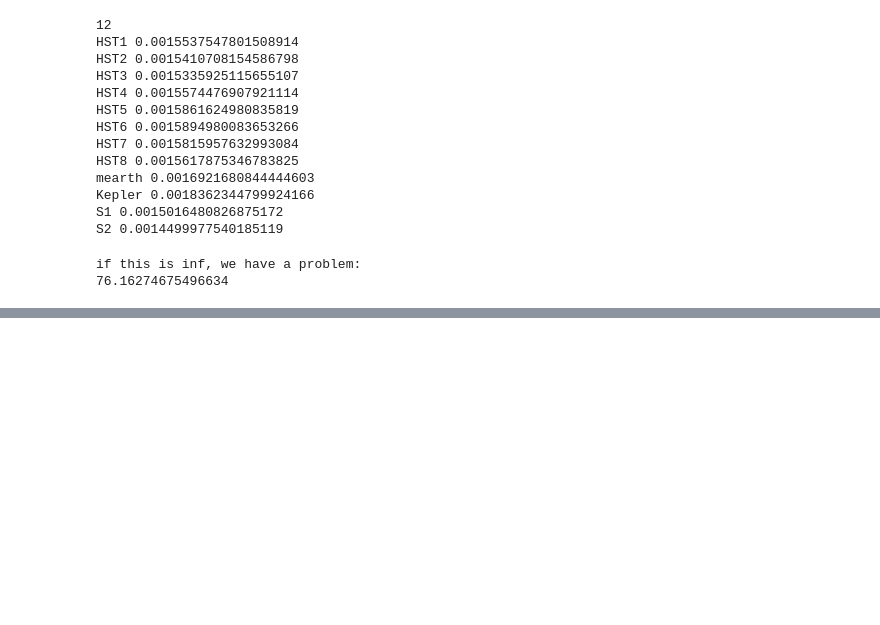
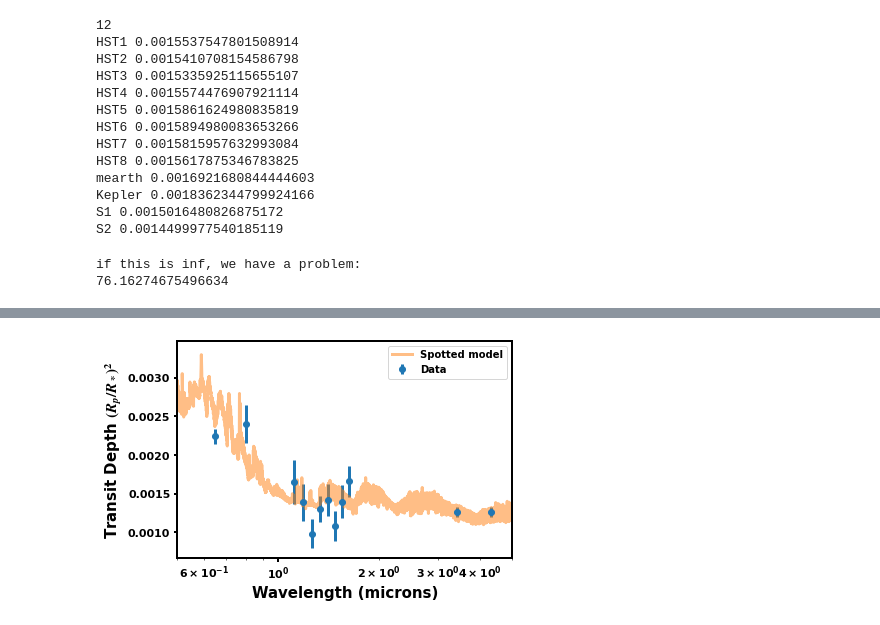
Before and after one commit to awmann/K233Spots, a Jupyter notebook: TransitLightSource.ipynb, the cells around one changed output, grey strips where cells are left out. Saved outputs shown, nothing was run; the diff lists cells and outputs as text; code cells hidden in the pictures; blank space fills up the shorter version.

```diff
--- a/TransitLightSource.ipynb
+++ b/TransitLightSource.ipynb
@@ -350,8 +360,8 @@ pos0 = [initial_guesses*(1+0.01*np.random.randn(ndim)) for i in range(nwalkers)]
 if this is inf, we have a problem:
 76.16274675496634
 # %%
-nsteps = 1000
-burn = 100
+nsteps = 10000
+burn = 2000
 thin = 1
 
 #with Pool() as pool:
@@ -391,6 +410,6 @@ for i in range(ndim):
     #if i == 0:
     #    mcmc = np.percentile(np.exp(flat_samples[:, i]), [16, 50, 84])
     q = np.diff(mcmc)
-    txt = "\mathrm{{{3}}} = {0:.3f}_{{-{1:.3f}}}^{{{2:.3f}}}"
+    txt = "\mathrm{{{3}}} = {0:.5f}_{{-{1:.5f}}}^{{{2:.5f}}}"
     txt = txt.format(mcmc[1], q[0], q[1], labels[i])
     display(Math(txt))
@@ -397,7 +420,7 @@ for i in range(ndim):
 # %%
 from scipy import integrate
 ## get out the wavelengths for each:
-star = getspec(data,3470)
+star = getspec(modelteff,modelspectra,3470)
 
 leffs = []
 for i in range(0,np.size(filters)):
@@ -408,7 +431,7 @@ for i in range(0,np.size(filters)):
     else:
         fw = np.arange(filt.wl_min,filt.wl_max,1)
         tm = fw*0+1.
-    interpfunc = interpolate.interp1d(wave, star, kind='linear')
+    interpfunc = interpolate.interp1d(modelwave, star, kind='linear')
     interpolflux = interpfunc(fw)
     leff = np.sum(integrate.cumtrapz(fw*tm*interpolflux,fw))/np.sum(integrate.cumtrapz(tm*interpolflux,fw))
     print(filt.name,leff)
@@ -417,18 +453,22 @@ for i in range(0,np.size(filters)):
 fS = np.percentile(flat_samples[:, 0],[50])
 Tspot = np.percentile(flat_samples[:, 1],[50])
 D = np.percentile(flat_samples[:, 2],[50])
-spot = getspec(data,Tspot)
+spot = getspec(modelteff,modelspectra,Tspot)
 surf = star
 star = surf*(1.-fS) + spot*fS
 outoftransit = star
 intransit = (surf-surf*(D/(1.-fS)))*(1.-fS) + spot*fS
 transit = (outoftransit-intransit)/outoftransit
 # %%
-plt.errorbar(leffs, depth, yerr=err, fmt='o',label='Data')
-plt.plot(wave,transit,label='Spotted model',alpha=0.5)
+leffs = np.array(leffs)
+plt.errorbar(leffs/10000, depth, yerr=err, fmt='o',label='Data')
+plt.plot(modelwave/10000,transit,label='Spotted model',alpha=0.5)
 plt.xscale('log')
-plt.xlim(4000,50000)
+plt.xlim(0.5,5)
 plt.ylabel(r'Transit Depth $(R_p/R_*)^2$')
-plt.xlabel('Wavelength (Angstroms)')
+plt.xlabel('Wavelength (microns)')
 plt.legend()
-plt.show()
+#plt.show()
+plt.savefig('Fit.pdf')
+# %% [output]
+[figure, added]
```
Also changed, not shown: parts of 10 cells of this notebook.
